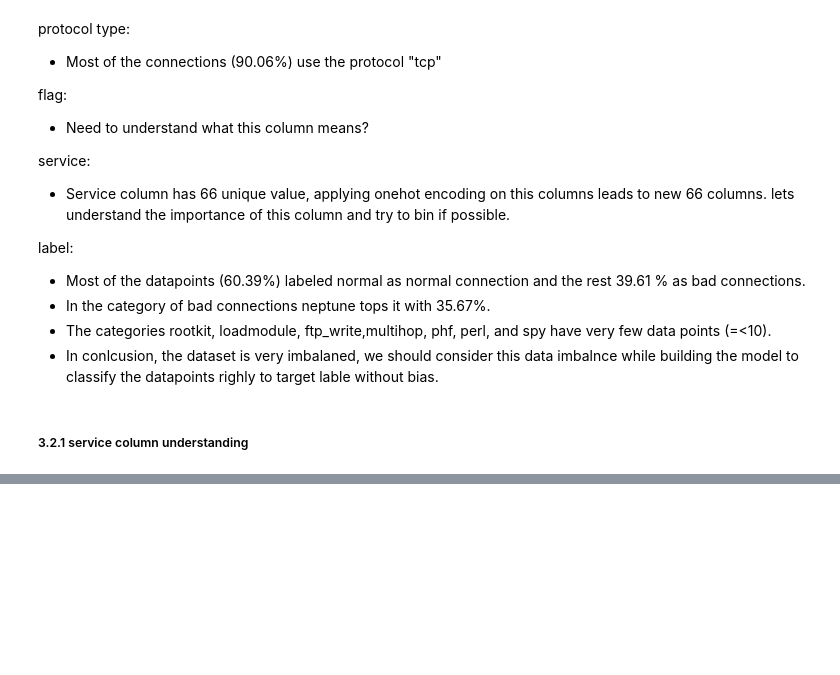
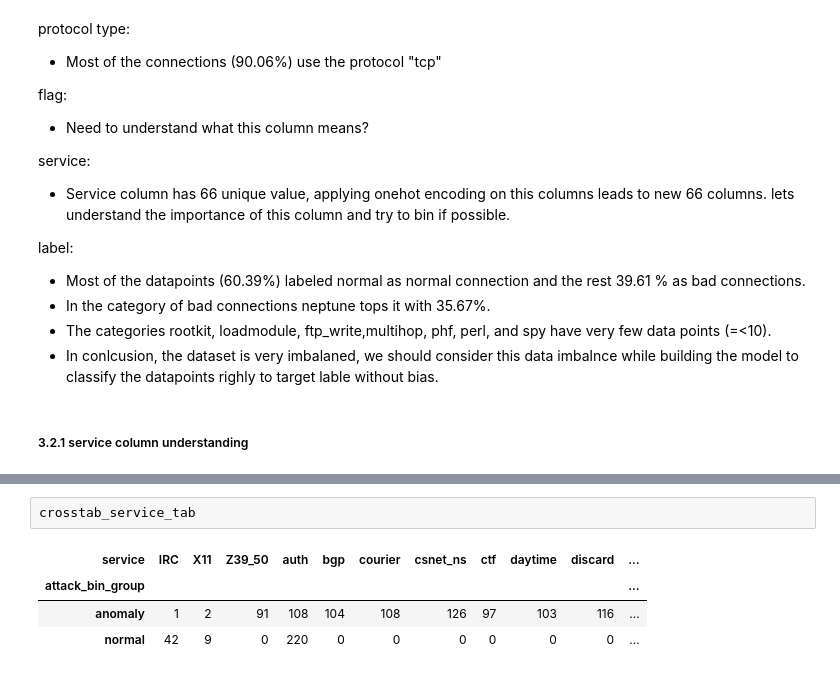
Before and after one commit to narendraparigi1987/ml_assignment, a Jupyter notebook: ML Network Intrusion - 20200311-naren.ipynb, the cells around one changed output, grey strips where cells are left out. Cells and saved outputs as stored; diff of their text form; blank space fills up the shorter version.

```diff
--- a/ML Network Intrusion - 20200311-naren.ipynb
+++ b/ML Network Intrusion - 20200311-naren.ipynb
@@ -306,0 +326,7 @@ label:
+# %%
+crosstab_service_tab
+# %% [output]
+| service | IRC | X11 | Z39_50 | auth | bgp | courier | csnet_ns | ctf | daytime | discard | ... |
+| attack_bin_group |  |  |  |  |  |  |  |  |  |  | ... |
+| anomaly | 1 | 2 | 91 | 108 | 104 | 108 | 126 | 97 | 103 | 116 | ... |
+| normal | 42 | 9 | 0 | 220 | 0 | 0 | 0 | 0 | 0 | 0 | ... |
```
Also changed, not shown: parts of 15 cells of this notebook.
